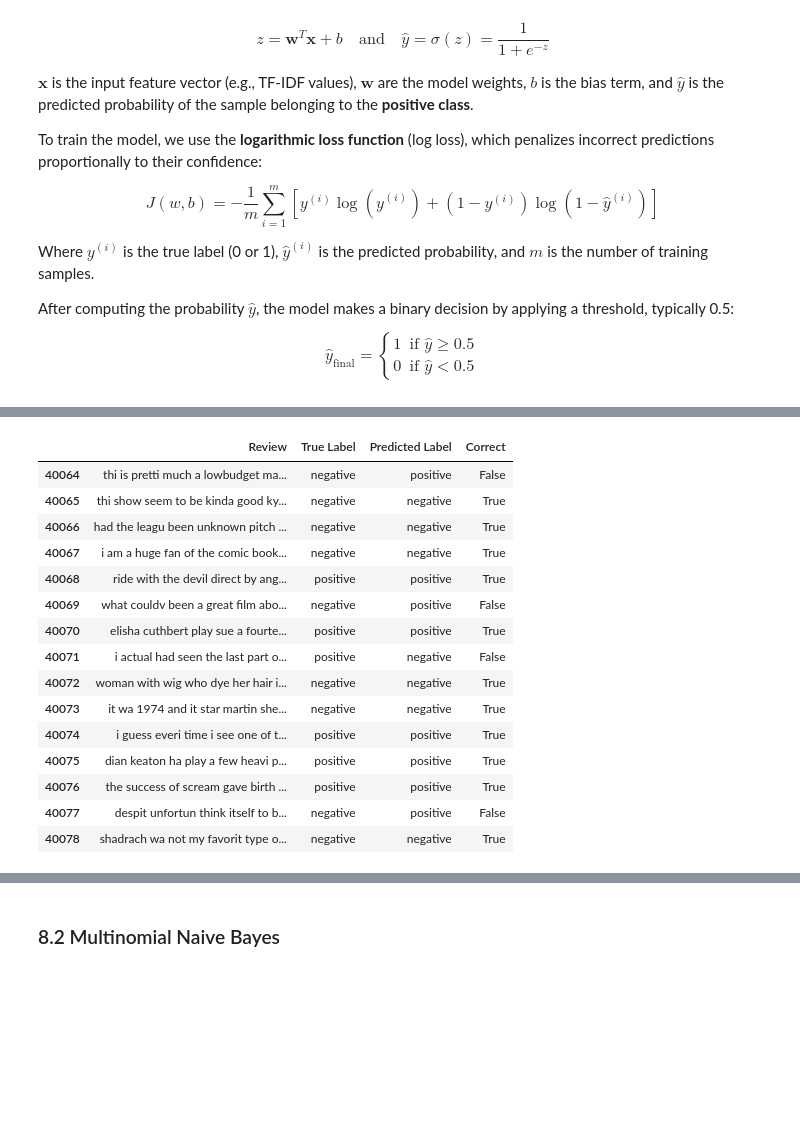
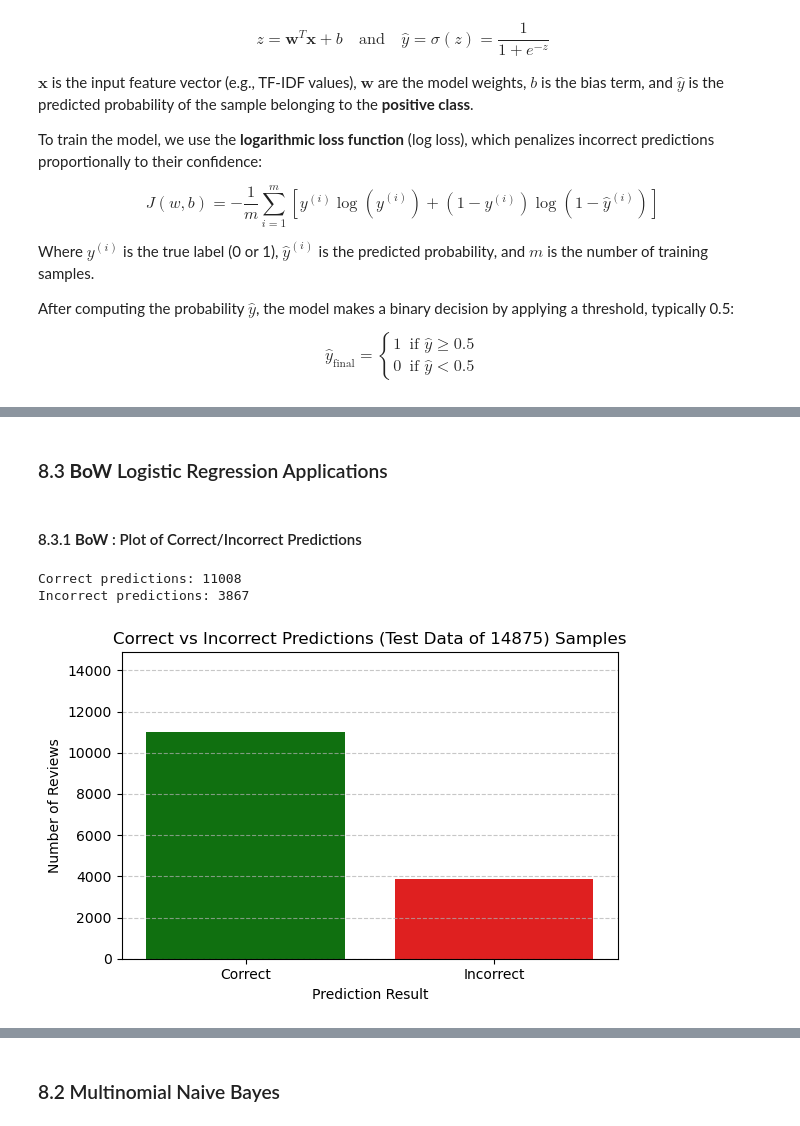
Before and after one commit to Sebaurzi02/Sentiment-Analysis-NLP-Model-Comparison, a Jupyter notebook: Sentiment_Analysis.ipynb, the cells around one changed output, grey strips where cells are left out. Drawn from its saved outputs; the diff is of its cells as text; code cells hidden in the pictures; blank space fills up the shorter version.

```diff
--- a/Sentiment_Analysis.ipynb
+++ b/Sentiment_Analysis.ipynb
@@ -814,42 +773,38 @@ display(styled_df)
-# %%
-#Predict for BoW model
-Log_R_bow_predict = lr_bow.predict(vector_test_rev)
-
-n_examples = 15
-
-#label_map = {'positive': 1, 'negative': 0}
-reverse_label_map = {1: 'positive', 0: 'negative'}
-
-results_df = pd.DataFrame({
-    'Review': X_test.iloc[:n_examples].apply(lambda x: x[:100] + '...'),
-    #'True Label': Y_test.iloc[:n_examples].map(label_map).values,
-    'True Label': Y_test.iloc[:n_examples].values,
-    #'Predicted Label': Log_R_bow_predict[:n_examples]
-    'Predicted Label': [reverse_label_map[p] for p in Log_R_bow_predict[:n_examples]]
-})
-
-results_df['Correct'] = results_df['True Label'] == results_df['Predicted Label']
-
-def color_row(row):
-    color = 'background-color: #d4edda' if row['Correct'] else 'background-color: #f8d7da'
-    return [color] * len(row)
-
-styled_df = results_df.style.apply(color_row, axis=1)
-display(styled_df)
-# %% [output]
-|  | Review | True Label | Predicted Label | Correct |
-| 40064 | thi is pretti much a lowbudget ma... | negative | positive | False |
-| 40065 | thi show seem to be kinda good ky... | negative | negative | True |
-| 40066 | had the leagu been unknown pitch ... | negative | negative | True |
-| 40067 | i am a huge fan of the comic book... | negative | negative | True |
-| 40068 | ride with the devil direct by ang... | positive | positive | True |
-| 40069 | what couldv been a great film abo... | negative | positive | False |
-| 40070 | elisha cuthbert play sue a fourte... | positive | positive | True |
-| 40071 | i actual had seen the last part o... | positive | negative | False |
-| 40072 | woman with wig who dye her hair i... | negative | negative | True |
-| 40073 | it wa 1974 and it star martin she... | negative | negative | True |
-| 40074 | i guess everi time i see one of t... | positive | positive | True |
-| 40075 | dian keaton ha play a few heavi p... | positive | positive | True |
-| 40076 | the success of scream gave birth ... | positive | positive | True |
-| 40077 | despit unfortun think itself to b... | negative | positive | False |
-| 40078 | shadrach wa not my favorit type o... | negative | negative | True |
+# %% [markdown]
+### 8.3 **BoW** Logistic Regression Applications
+# %% [markdown]
+#### 8.3.1 **BoW** : Plot of Correct/Incorrect Predictions
+# %%
+n_examples = len(Y_test)
+
+#label_map = {'positive': 1, 'negative': 0}
+reverse_label_map = {1: 'positive', 0: 'negative'}
+
+results_df = pd.DataFrame({
+    'Review': X_test.iloc[:n_examples].apply(lambda x: x[:100] + '...'),
+    #'True Label': Y_test.iloc[:n_examples].map(label_map).values,
+    'True Label': Y_test.iloc[:n_examples].values,
+    #'Predicted Label': Log_R_tfidf_predict[:n_examples]
+    'Predicted Label': [reverse_label_map[p] for p in Log_R_bow_predict[:n_examples]]
+})
+
+results_df['Correct'] = results_df['True Label'] == results_df['Predicted Label']
+count_results = results_df['Correct'].value_counts().rename(index={True: 'Correct', False: 'Incorrect'})
+
+print(f"Correct predictions: {count_results.get('Correct', 0)}")
+print(f"Incorrect predictions: {count_results.get('Incorrect', 0)}")
+
+plt.figure(figsize=(6, 4))
+sns.barplot(x=count_results.index, y=count_results.values, palette={'Correct': 'green', 'Incorrect': 'red'})
+
+plt.title(f"Correct vs Incorrect Predictions (Test Data of {len(Y_test)}) Samples")
+plt.ylabel("Number of Reviews")
+plt.xlabel("Prediction Result")
+plt.ylim(0,len(Y_test))
+plt.grid(axis='y', linestyle='--', alpha=0.7)
+plt.tight_layout()
+plt.show()
+# %% [output]
+Correct predictions: 11008
+Incorrect predictions: 3867
+[figure, added]
```
Also changed, not shown: parts of 37 cells of this notebook.
